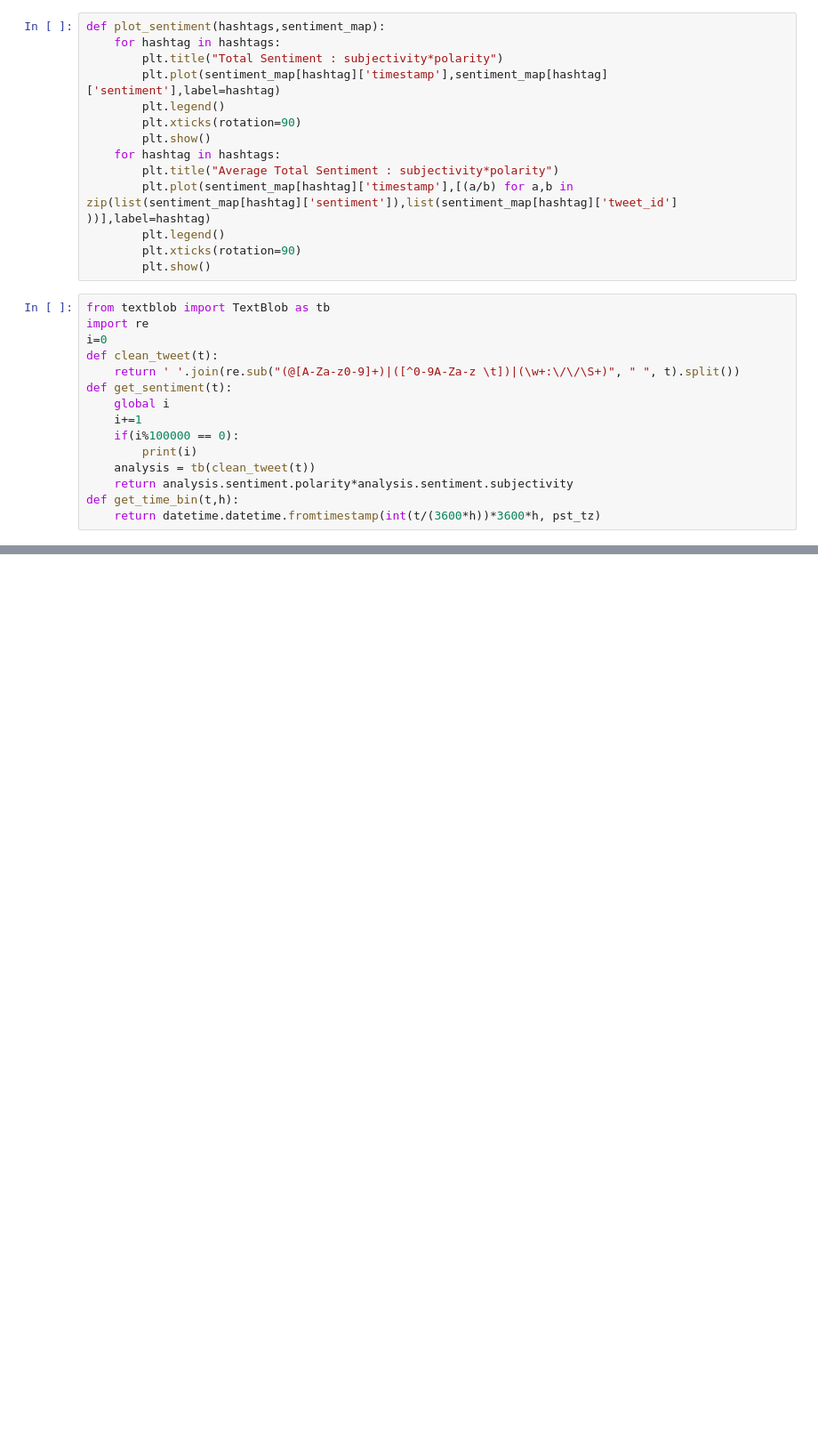
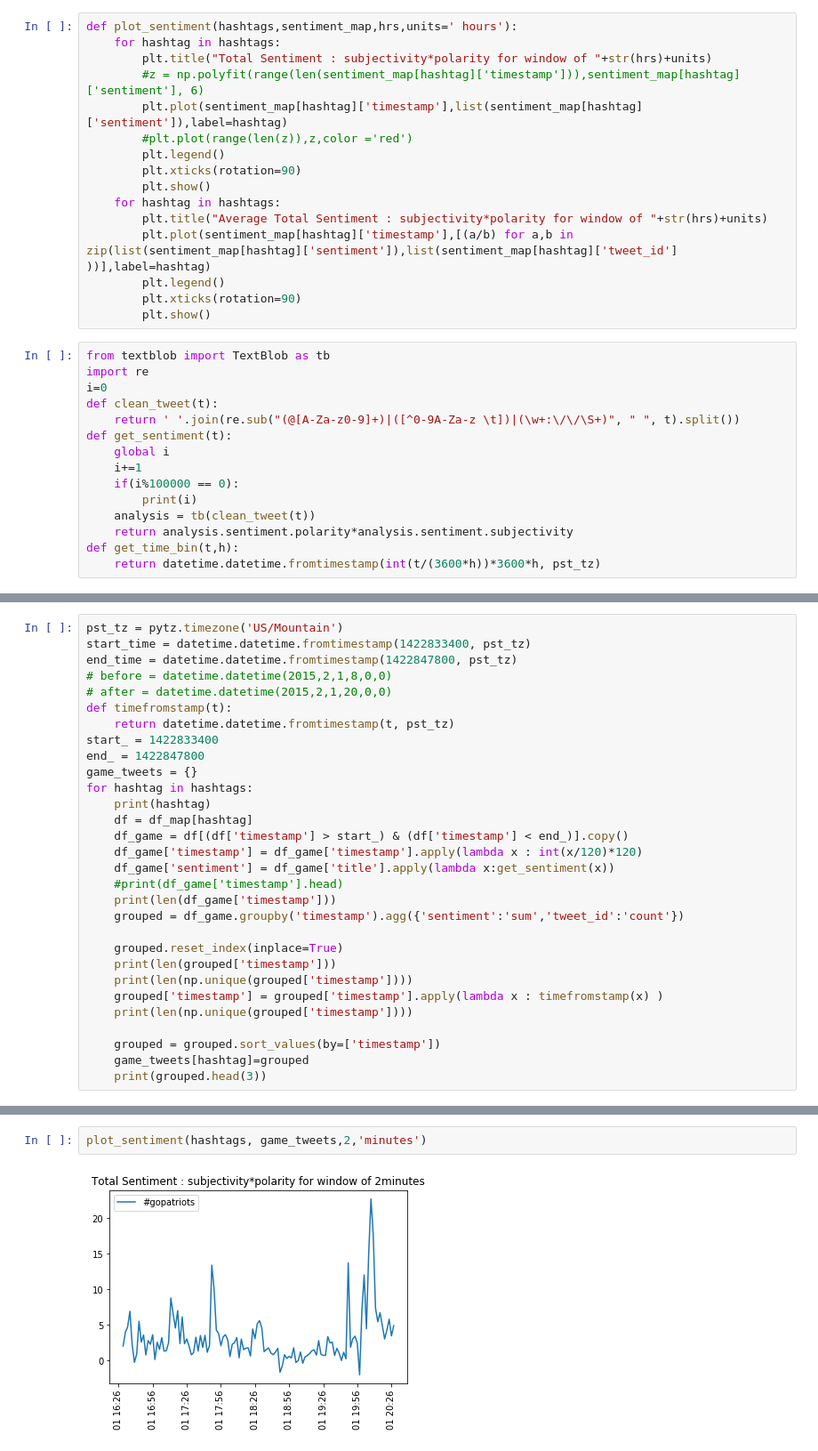
Before and after one commit to TSatyaVasanthReddy/TwitterPopularityPrediction, a Jupyter notebook: code_satya.ipynb, the cells around one changed output, grey strips where cells are left out. Shown: that part at 89% size. Saved outputs shown, nothing was run; the diff lists cells and outputs as text; blank space fills up the shorter version.

```diff
--- a/code_satya.ipynb
+++ b/code_satya.ipynb
@@ -301,15 +301,17 @@ plt.show()
 # %% [markdown]
 # PART 3
 # %%
-def plot_sentiment(hashtags,sentiment_map):
+def plot_sentiment(hashtags,sentiment_map,hrs,units=' hours'):
     for hashtag in hashtags:
-        plt.title("Total Sentiment : subjectivity*polarity")
-        plt.plot(sentiment_map[hashtag]['timestamp'],sentiment_map[hashtag]['sentiment'],label=hashtag)
+        plt.title("Total Sentiment : subjectivity*polarity for window of "+str(hrs)+units)
+        #z = np.polyfit(range(len(sentiment_map[hashtag]['timestamp'])),sentiment_map[hashtag]['sentiment'], 6)
+        plt.plot(sentiment_map[hashtag]['timestamp'],list(sentiment_map[hashtag]['sentiment']),label=hashtag)
+        #plt.plot(range(len(z)),z,color ='red')
         plt.legend()
         plt.xticks(rotation=90)
         plt.show()
     for hashtag in hashtags:
-        plt.title("Average Total Sentiment : subjectivity*polarity")
+        plt.title("Average Total Sentiment : subjectivity*polarity for window of "+str(hrs)+units)
         plt.plot(sentiment_map[hashtag]['timestamp'],[(a/b) for a,b in zip(list(sentiment_map[hashtag]['sentiment']),list(sentiment_map[hashtag]['tweet_id'] ))],label=hashtag)
         plt.legend()
         plt.xticks(rotation=90)
@@ -415,0 +394,30 @@ Hours: 9
+# %%
+pst_tz = pytz.timezone('US/Mountain')
+start_time = datetime.datetime.fromtimestamp(1422833400, pst_tz)
+end_time = datetime.datetime.fromtimestamp(1422847800, pst_tz)
+# before = datetime.datetime(2015,2,1,8,0,0)
+# after = datetime.datetime(2015,2,1,20,0,0)
+def timefromstamp(t):
+    return datetime.datetime.fromtimestamp(t, pst_tz)
+start_ = 1422833400
+end_ = 1422847800
+game_tweets = {}
+for hashtag in hashtags:
+    print(hashtag)
+    df = df_map[hashtag]
+    df_game = df[(df['timestamp'] > start_) & (df['timestamp'] < end_)].copy()
+    df_game['timestamp'] = df_game['timestamp'].apply(lambda x : int(x/120)*120)
+    df_game['sentiment'] = df_game['title'].apply(lambda x:get_sentiment(x))
+    #print(df_game['timestamp'].head)
+    print(len(df_game['timestamp']))
+    grouped = df_game.groupby('timestamp').agg({'sentiment':'sum','tweet_id':'count'})
+
+    grouped.reset_index(inplace=True)
+    print(len(grouped['timestamp']))
+    print(len(np.unique(grouped['timestamp'])))
+    grouped['timestamp'] = grouped['timestamp'].apply(lambda x : timefromstamp(x) )
+    print(len(np.unique(grouped['timestamp'])))
+
+    grouped = grouped.sort_values(by=['timestamp'])
+    game_tweets[hashtag]=grouped
+    print(grouped.head(3))
@@ -415,0 +442,4 @@ Hours: 9
+# %%
+plot_sentiment(hashtags, game_tweets,2,'minutes')
+# %% [output]
+[figure, added]
```
Also changed, not shown: parts of 10 cells of this notebook.
